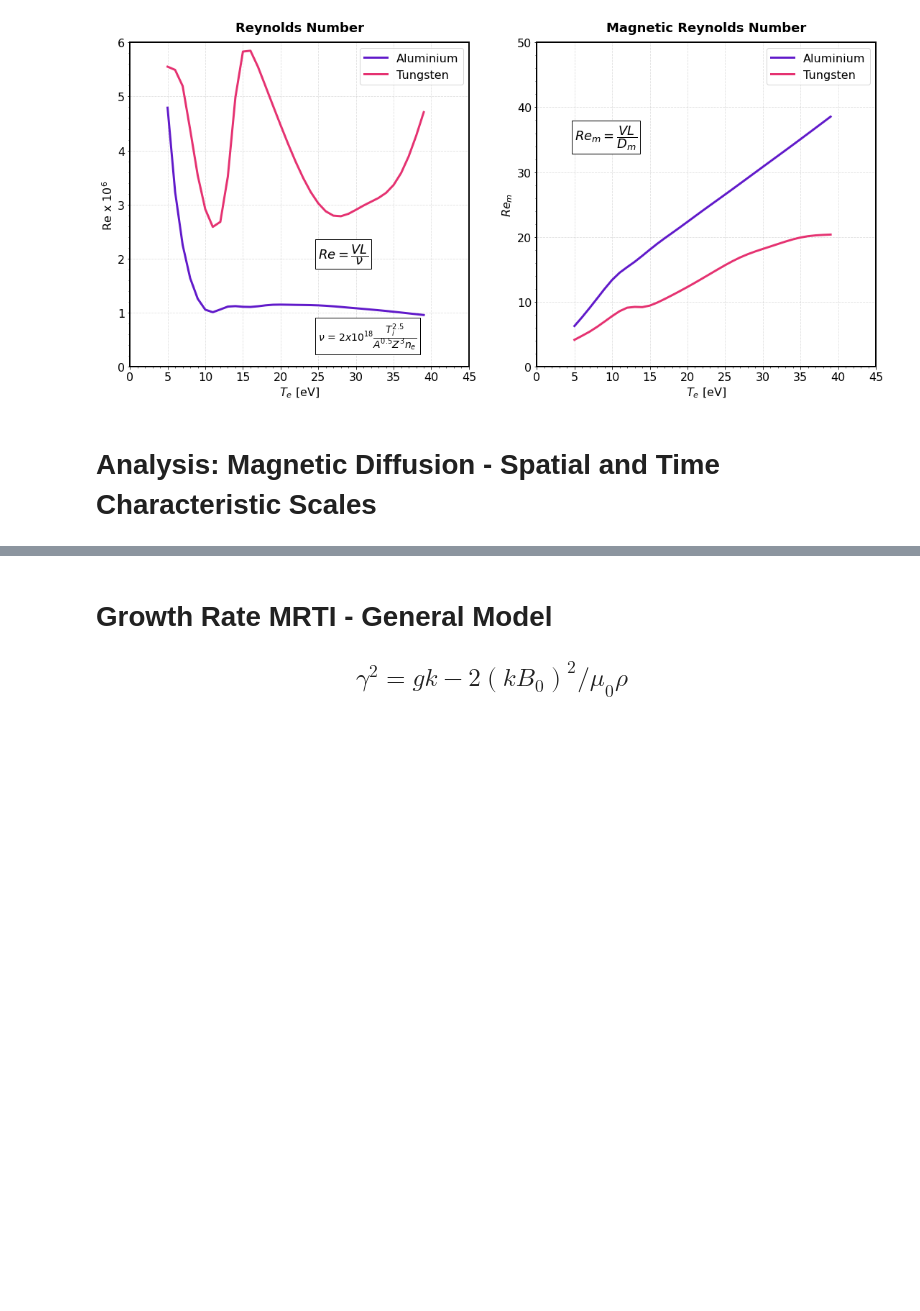
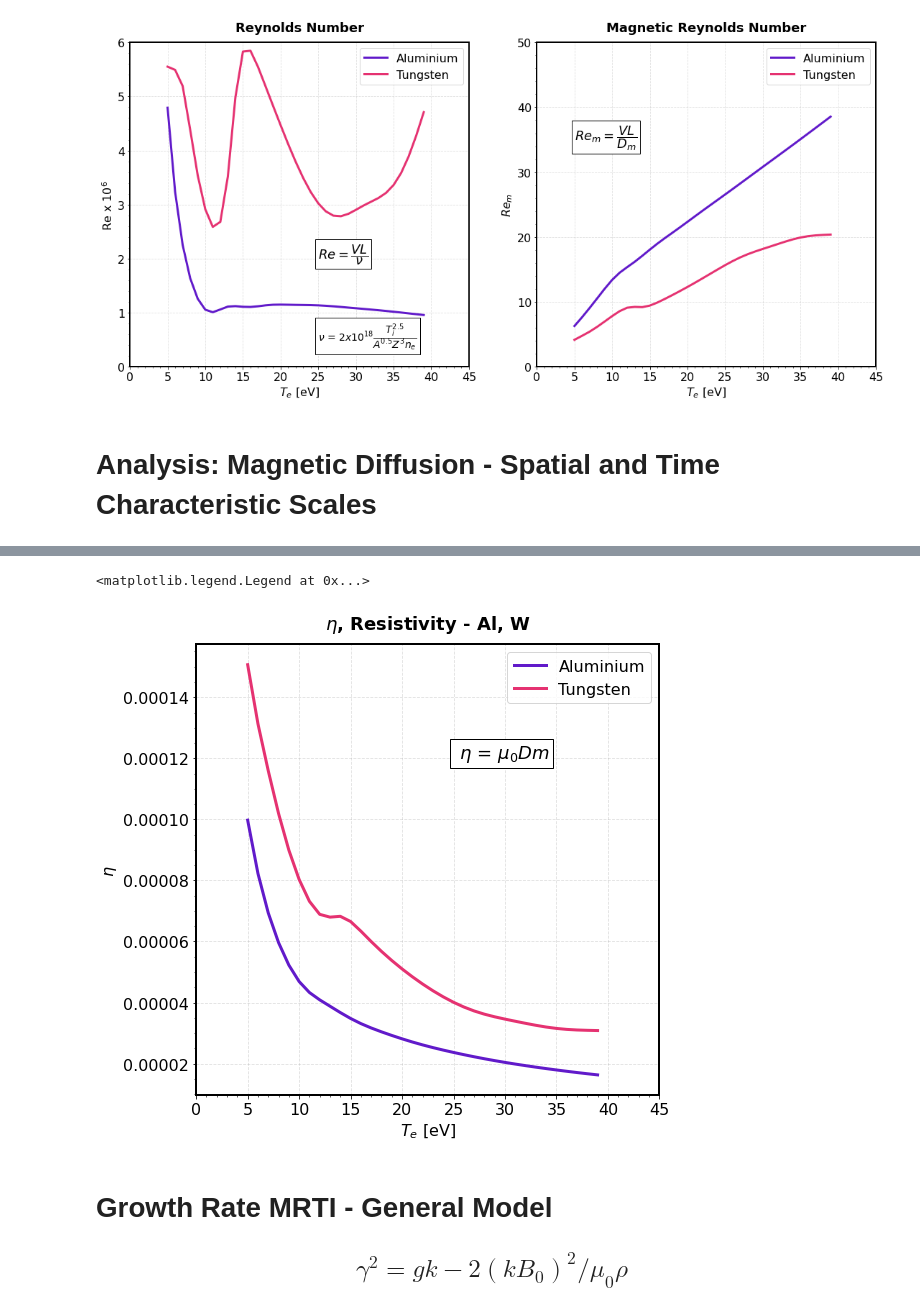
Before and after one commit to stemerlini/MagnetoRT, a Jupyter notebook: MagnetoRT.ipynb, the cells around one changed output, grey strips where cells are left out. Cells and saved outputs as stored; diff of their text form; code cells hidden in the pictures; blank space fills up the shorter version.

Commit message:
Added resistivity

```diff
--- a/MagnetoRT.ipynb
+++ b/MagnetoRT.ipynb
@@ -605,3 +607,39 @@ Text(0, 0.5, 'Diffusion scale [cm]')
+# %%
+# PRETTY PLOT
+# --------------------------------------------------------------------------------------
+
+fig = plt.figure(figsize=(8.3,8.3))
+ax0 = fig.add_subplot()
+
+for axis in ['top','bottom','left','right']:
+    ax0.spines[axis].set_linewidth(2)
+
+ax0.plot(Te, al.eta, lw = '3', color = '#611ACA',label='Aluminium')
+ax0.plot(Te, w.eta,  lw = '3', color = '#E53271',label='Tungsten')
+
+ax0.set_title('$\eta$, Resistivity - Al, W', fontsize = 18,  weight = 'bold', pad = "15")
+
+# ax0.set_ylim([0,2.5])
+ax0.set_xlim([0,45])
+ax0.set_xticks(np.arange(0,46,5))
+# ax0.set_yticks(np.arange(0,2.51,0.3))
+
+
+ax0.text(25, 0.00012,r' $\eta$ = $\mu_0 Dm$', fontsize = 18, color='black', bbox=dict(facecolor='white', edgecolor='black'))
+
+# Plot Properties
+ax0.tick_params(labelsize=16)
+ax0.grid(True, linestyle='--', alpha = 0.4)
+
+ax0.set_xlabel(r'$T_e$ [eV]', fontsize=16)
+ax0.set_ylabel(r'$\eta$', fontsize=16)
+ax0.minorticks_on()
+ax0.legend(loc = 'best', fontsize = 16)
+
+# plt.savefig('ElectronDensity_1.3e-5_AL_W.png', dpi=330)
+# %% [output]
+<matplotlib.legend.Legend at 0x...>
+[figure, added]
 # %% [markdown]
 # Growth Rate MRTI - General Model
 
```
Also changed, not shown: parts of 2 cells of this notebook, 3 other files.
